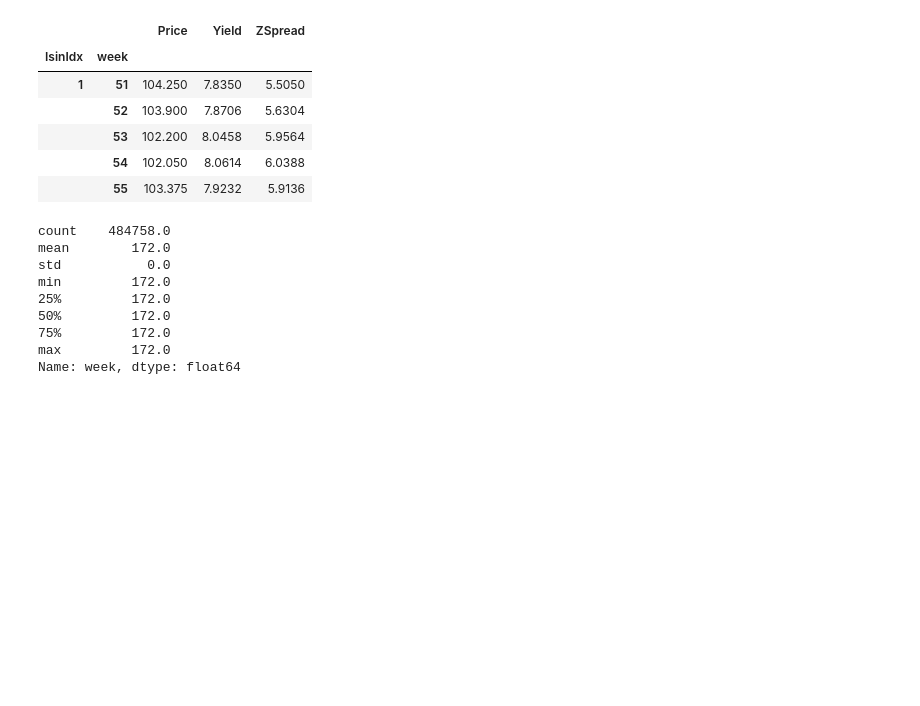
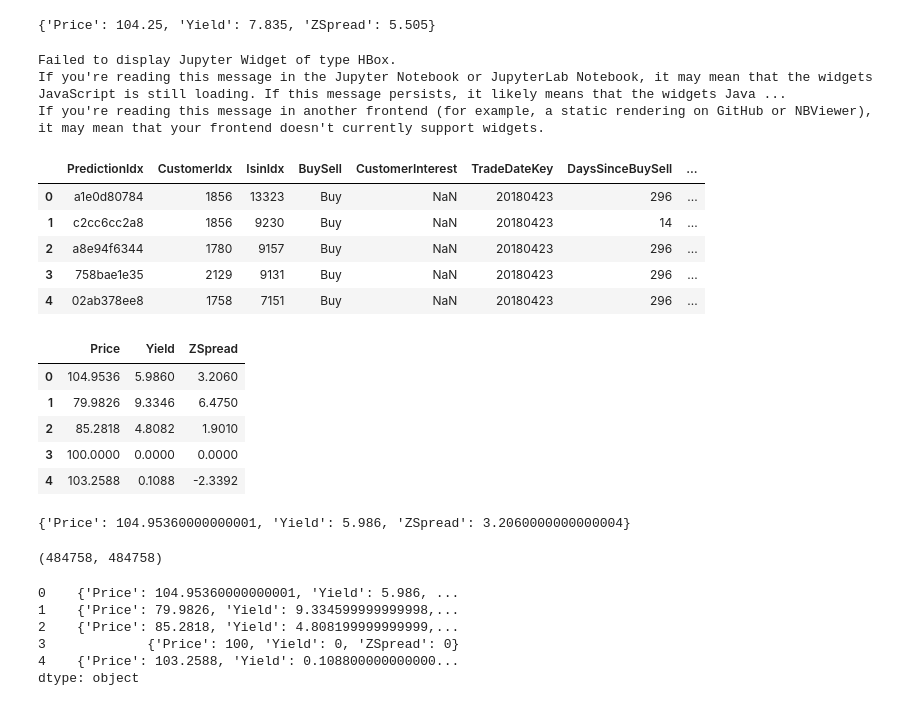
Before and after one commit to Robert-Aduviri/DSG-2018-Qualifiers, a Jupyter notebook: notebooks/robert/RA-12-Bonds-Eight-Weeks.ipynb, the cells around one changed output. Drawn from its saved outputs; the diff is of its cells as text; code cells hidden in the pictures; blank space fills up the shorter version.

Commit message:
Submit prices info

```diff
--- a/notebooks/robert/RA-12-Bonds-Eight-Weeks.ipynb
+++ b/notebooks/robert/RA-12-Bonds-Eight-Weeks.ipynb
@@ -120,0 +330,6 @@ df_res = df.apply(lambda r: get_previous_weeks(r, weekly_averages, [1,2,4,8,16])
+# %%
+averages[1][51]
+# %% [output]
+{'Price': 104.25, 'Yield': 7.835, 'ZSpread': 5.505}
+# %%
+default_price = {'Price': 100, 'Yield': 0, 'ZSpread': 0}
@@ -121,22 +339,33 @@ df_res = df.apply(lambda r: get_previous_weeks(r, weekly_averages, [1,2,4,8,16])
+# %%
+last_prices = df.progress_apply(lambda r: \
+                averages[r.IsinIdx][r.PreviousWeek] \
+                if r.IsinIdx in averages and \
+                   r.PreviousWeek in averages[r.IsinIdx]
+                else default_price, axis=1)
+# %% [output]
+Failed to display Jupyter Widget of type HBox.
+If you're reading this message in the Jupyter Notebook or JupyterLab Notebook, it may mean that the widgets JavaScript is still loading. If this message persists, it likely means that the widgets Java ...
+If you're reading this message in another frontend (for example, a static rendering on GitHub or NBViewer), it may mean that your frontend doesn't currently support widgets.
+# %%
+d = pd.DataFrame(list(last_prices))
+# %%
+for c in d:
+    df[c] = d[c]
 # %%
-weekly_averages.head()
+df.head()
 # %% [output]
-|  |  | Price | Yield | ZSpread |
-| IsinIdx | week |  |  |  |
-| 1 | 51 | 104.250 | 7.8350 | 5.5050 |
-|  | 52 | 103.900 | 7.8706 | 5.6304 |
-|  | 53 | 102.200 | 8.0458 | 5.9564 |
-|  | 54 | 102.050 | 8.0614 | 6.0388 |
-|  | 55 | 103.375 | 7.9232 | 5.9136 |
+|  | PredictionIdx | CustomerIdx | IsinIdx | BuySell | CustomerInterest | TradeDateKey | DaysSinceBuySell | ... |
+| 0 | a1e0d80784 | 1856 | 13323 | Buy | NaN | 20180423 | 296 | ... |
+| 1 | c2cc6cc2a8 | 1856 | 9230 | Buy | NaN | 20180423 | 14 | ... |
+| 2 | a8e94f6344 | 1780 | 9157 | Buy | NaN | 20180423 | 296 | ... |
+| 3 | 758bae1e35 | 2129 | 9131 | Buy | NaN | 20180423 | 296 | ... |
+| 4 | 02ab378ee8 | 1758 | 7151 | Buy | NaN | 20180423 | 296 | ... |
-# %%
-weeks[-1].week.describe()
-# %% [output]
-count    484758.0
-mean        172.0
-std           0.0
-min         172.0
-25%         172.0
-50%         172.0
-75%         172.0
-max         172.0
-Name: week, dtype: float64
+# %%
+d.head()
+# %% [output]
+|  | Price | Yield | ZSpread |
+| 0 | 104.9536 | 5.9860 | 3.2060 |
+| 1 | 79.9826 | 9.3346 | 6.4750 |
+| 2 | 85.2818 | 4.8082 | 1.9010 |
+| 3 | 100.0000 | 0.0000 | 0.0000 |
+| 4 | 103.2588 | 0.1088 | -2.3392 |
@@ -142,0 +374,17 @@ Name: week, dtype: float64
+# %%
+averages[13323][171]
+# %% [output]
+{'Price': 104.95360000000001, 'Yield': 5.986, 'ZSpread': 3.2060000000000004}
+# %%
+len(d), len(df)
+# %% [output]
+(484758, 484758)
+# %%
+last_prices.head()
+# %% [output]
+0    {'Price': 104.95360000000001, 'Yield': 5.986, ...
+1    {'Price': 79.9826, 'Yield': 9.334599999999998,...
+2    {'Price': 85.2818, 'Yield': 4.808199999999999,...
+3             {'Price': 100, 'Yield': 0, 'ZSpread': 0}
+4    {'Price': 103.2588, 'Yield': 0.108800000000000...
+dtype: object
```
Also changed, not shown: parts of 42 cells of this notebook, 2 other files.
